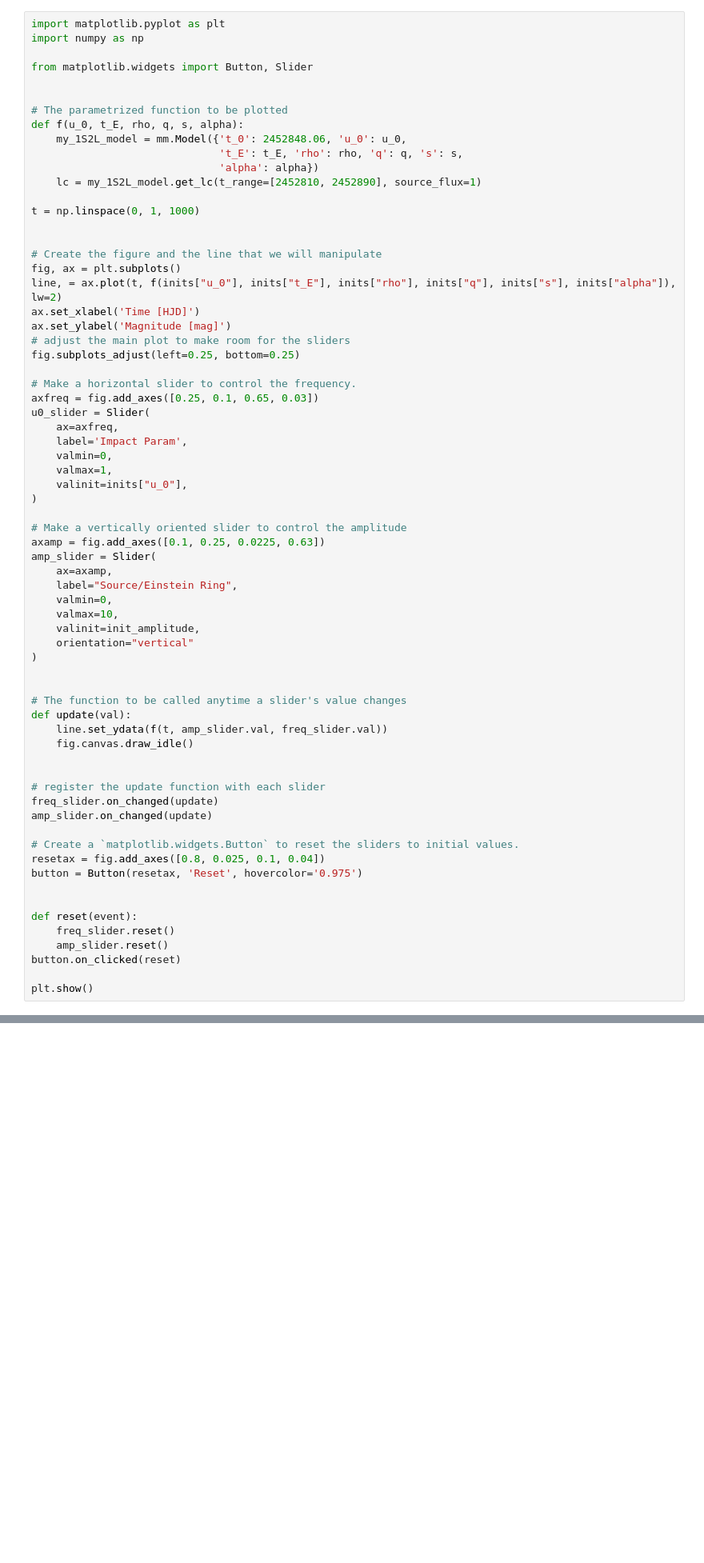
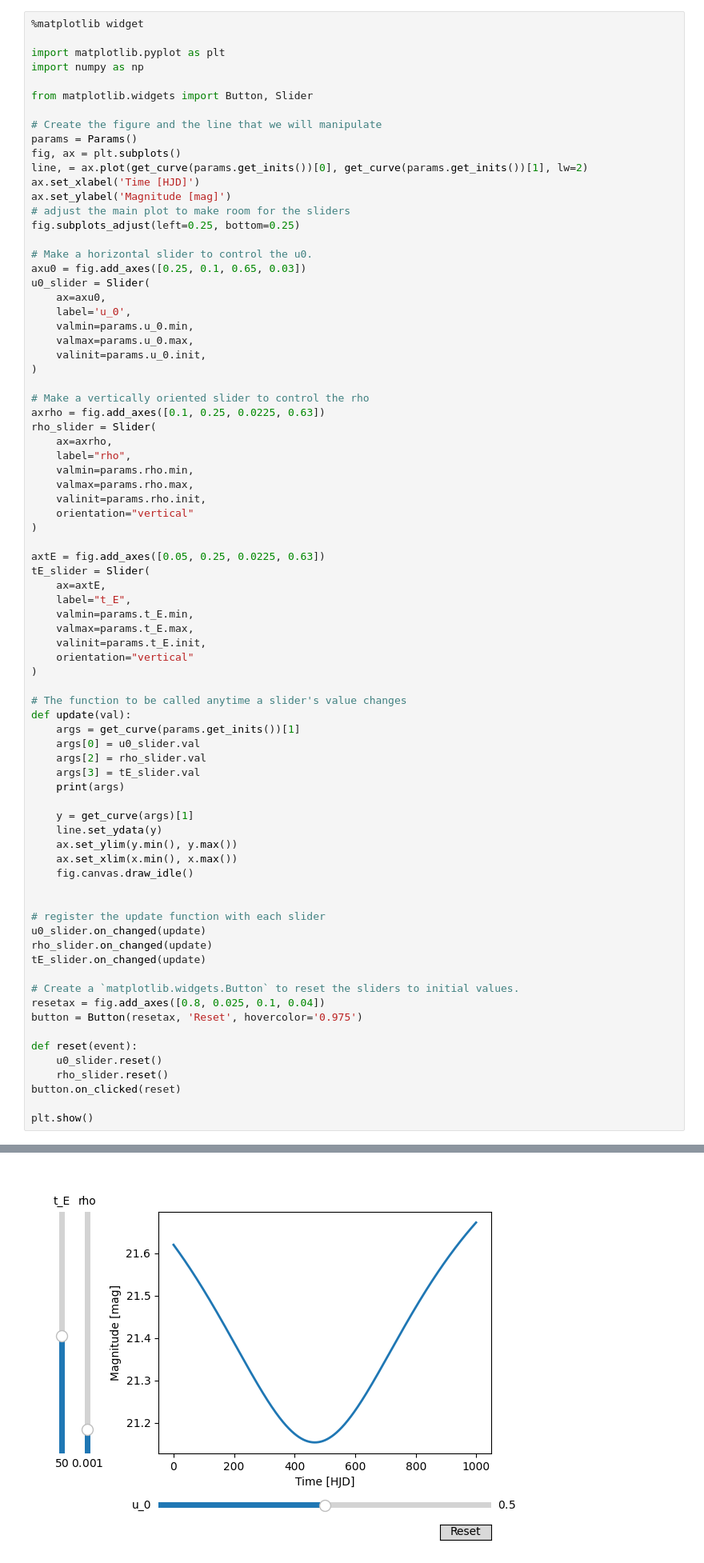
Before and after one commit to star-skelly/microlensing, a Jupyter notebook: mulens_ex_1.ipynb, the cells around one changed output, grey strips where cells are left out. Shown: that part at 80% size. Saved outputs shown, nothing was run; the diff lists cells and outputs as text; blank space fills up the shorter version.

```diff
--- a/mulens_ex_1.ipynb
+++ b/mulens_ex_1.ipynb
@@ -115,68 +128,78 @@ plt.show()
 # %%
+%matplotlib widget
+
 import matplotlib.pyplot as plt
 import numpy as np
 
 from matplotlib.widgets import Button, Slider
 
-
-# The parametrized function to be plotted
-def f(u_0, t_E, rho, q, s, alpha):
-    my_1S2L_model = mm.Model({'t_0': 2452848.06, 'u_0': u_0,
-                              't_E': t_E, 'rho': rho, 'q': q, 's': s,
-                              'alpha': alpha})
-    lc = my_1S2L_model.get_lc(t_range=[2452810, 2452890], source_flux=1)
-
-t = np.linspace(0, 1, 1000)
-
-
 # Create the figure and the line that we will manipulate
+params = Params()
 fig, ax = plt.subplots()
-line, = ax.plot(t, f(inits["u_0"], inits["t_E"], inits["rho"], inits["q"], inits["s"], inits["alpha"]), lw=2)
+line, = ax.plot(get_curve(params.get_inits())[0], get_curve(params.get_inits())[1], lw=2)
 ax.set_xlabel('Time [HJD]')
 ax.set_ylabel('Magnitude [mag]')
 # adjust the main plot to make room for the sliders
 fig.subplots_adjust(left=0.25, bottom=0.25)
 
-# Make a horizontal slider to control the frequency.
-axfreq = fig.add_axes([0.25, 0.1, 0.65, 0.03])
+# Make a horizontal slider to control the u0.
+axu0 = fig.add_axes([0.25, 0.1, 0.65, 0.03])
 u0_slider = Slider(
-    ax=axfreq,
-    label='Impact Param',
-    valmin=0,
-    valmax=1,
-    valinit=inits["u_0"],
+    ax=axu0,
+    label='u_0',
+    valmin=params.u_0.min,
+    valmax=params.u_0.max,
+    valinit=params.u_0.init,
 )
 
-# Make a vertically oriented slider to control the amplitude
-axamp = fig.add_axes([0.1, 0.25, 0.0225, 0.63])
-amp_slider = Slider(
-    ax=axamp,
-    label="Source/Einstein Ring",
-    valmin=0,
-    valmax=10,
-    valinit=init_amplitude,
+# Make a vertically oriented slider to control the rho
+axrho = fig.add_axes([0.1, 0.25, 0.0225, 0.63])
+rho_slider = Slider(
+    ax=axrho,
+    label="rho",
+    valmin=params.rho.min,
+    valmax=params.rho.max,
+    valinit=params.rho.init,
     orientation="vertical"
 )
 
+axtE = fig.add_axes([0.05, 0.25, 0.0225, 0.63])
+tE_slider = Slider(
+    ax=axtE,
+    label="t_E",
+    valmin=params.t_E.min,
+    valmax=params.t_E.max,
+    valinit=params.t_E.init,
+    orientation="vertical"
+)
 
 # The function to be called anytime a slider's value changes
 def update(val):
-    line.set_ydata(f(t, amp_slider.val, freq_slider.val))
+    args = get_curve(params.get_inits())[1]
+    args[0] = u0_slider.val
+    args[2] = rho_slider.val
+    args[3] = tE_slider.val
+    print(args)
+
+    y = get_curve(args)[1]
+    line.set_ydata(y)
+    ax.set_ylim(y.min(), y.max())
+    ax.set_xlim(x.min(), x.max())
     fig.canvas.draw_idle()
 
 
 # register the update function with each slider
-freq_slider.on_changed(update)
-amp_slider.on_changed(update)
+u0_slider.on_changed(update)
+rho_slider.on_changed(update)
+tE_slider.on_changed(update)
 
 # Create a `matplotlib.widgets.Button` to reset the sliders to initial values.
 resetax = fig.add_axes([0.8, 0.025, 0.1, 0.04])
 button = Button(resetax, 'Reset', hovercolor='0.975')
 
-
 def reset(event):
-    freq_slider.reset()
-    amp_slider.reset()
+    u0_slider.reset()
+    rho_slider.reset()
 button.on_clicked(reset)
 
 plt.show()
@@ -184,0 +212 @@ TypeError: Param() takes no arguments
+[figure, added]
```
Also changed, not shown: parts of 4 cells of this notebook.
